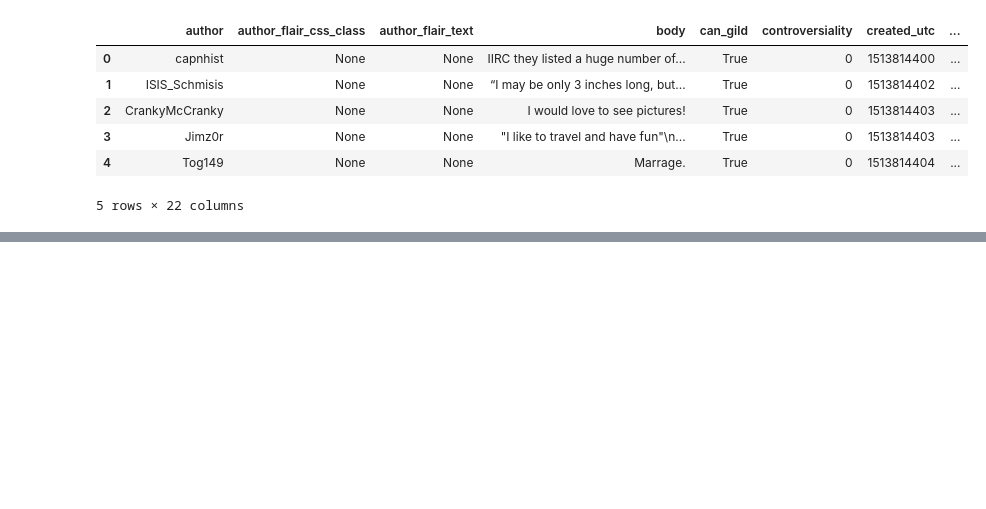
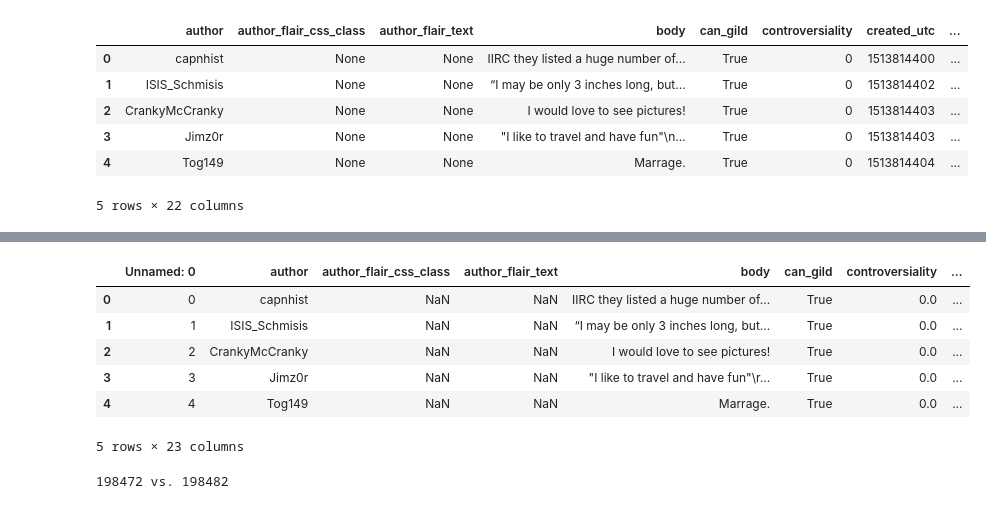
Before and after one commit to Data-Science-for-Linguists-2019/Reddit-Comment-Analysis, a Jupyter notebook: project-explore.ipynb, the cells around one changed output, grey strips where cells are left out. Drawn from its saved outputs; the diff is of its cells as text; code cells hidden in the pictures; blank space fills up the shorter version.

```diff
--- a/project-explore.ipynb
+++ b/project-explore.ipynb
@@ -109,0 +68,16 @@ testframe.head()
+# %%
+csvframe = pd.read_csv("data/AskReddit.csv")
+# %%
+csvframe.head()
+# %% [output]
+|  | Unnamed: 0 | author | author_flair_css_class | author_flair_text | body | can_gild | controversiality | ... |
+| 0 | 0 | capnhist | NaN | NaN | IIRC they listed a huge number of... | True | 0.0 | ... |
+| 1 | 1 | ISIS_Schmisis | NaN | NaN | “I may be only 3 inches long, but... | True | 0.0 | ... |
+| 2 | 2 | CrankyMcCranky | NaN | NaN | I would love to see pictures! | True | 0.0 | ... |
+| 3 | 3 | Jimz0r | NaN | NaN | "I like to travel and have fun"\r... | True | 0.0 | ... |
+| 4 | 4 | Tog149 | NaN | NaN | Marrage. | True | 0.0 | ... |
+5 rows × 23 columns
+# %%
+print(len(testframe), "vs.", len(csvframe2))
+# %% [output]
+198472 vs. 198482
```
Also changed, not shown: parts of 23 cells of this notebook.
